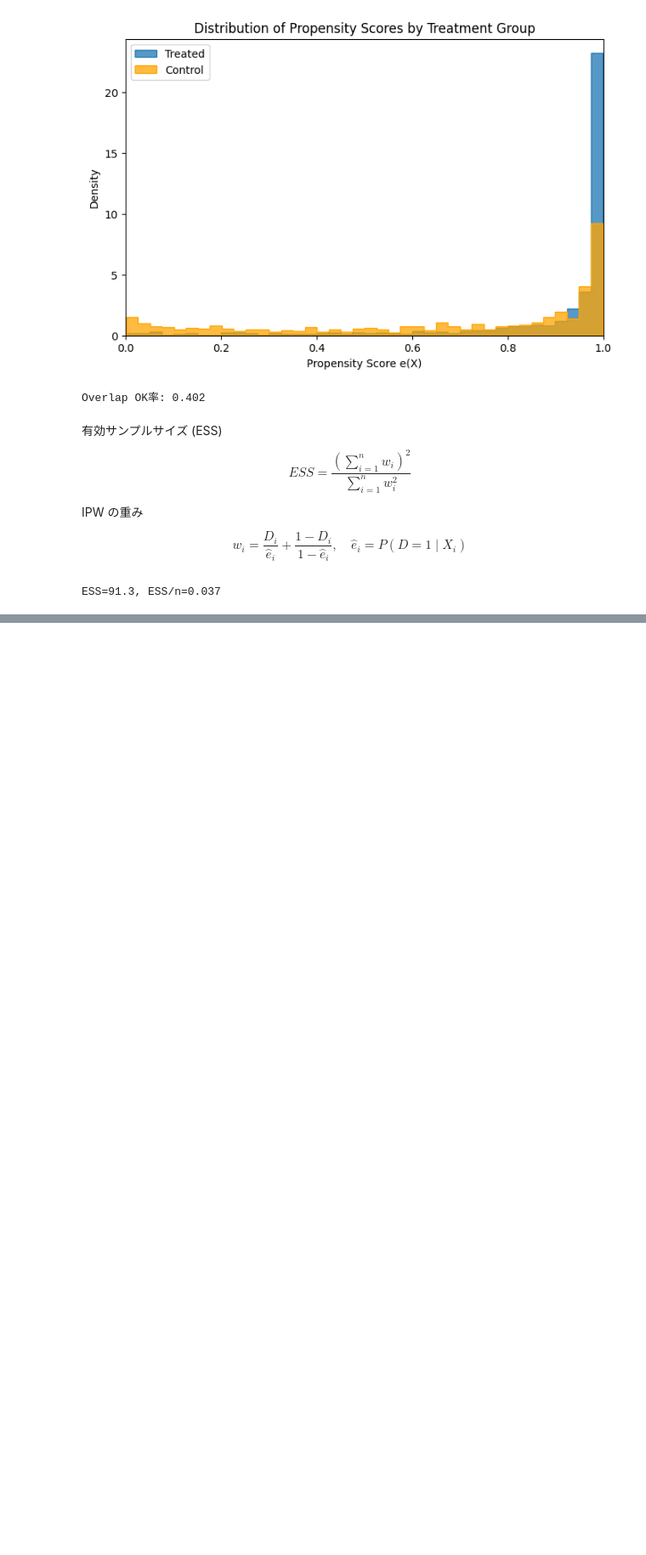
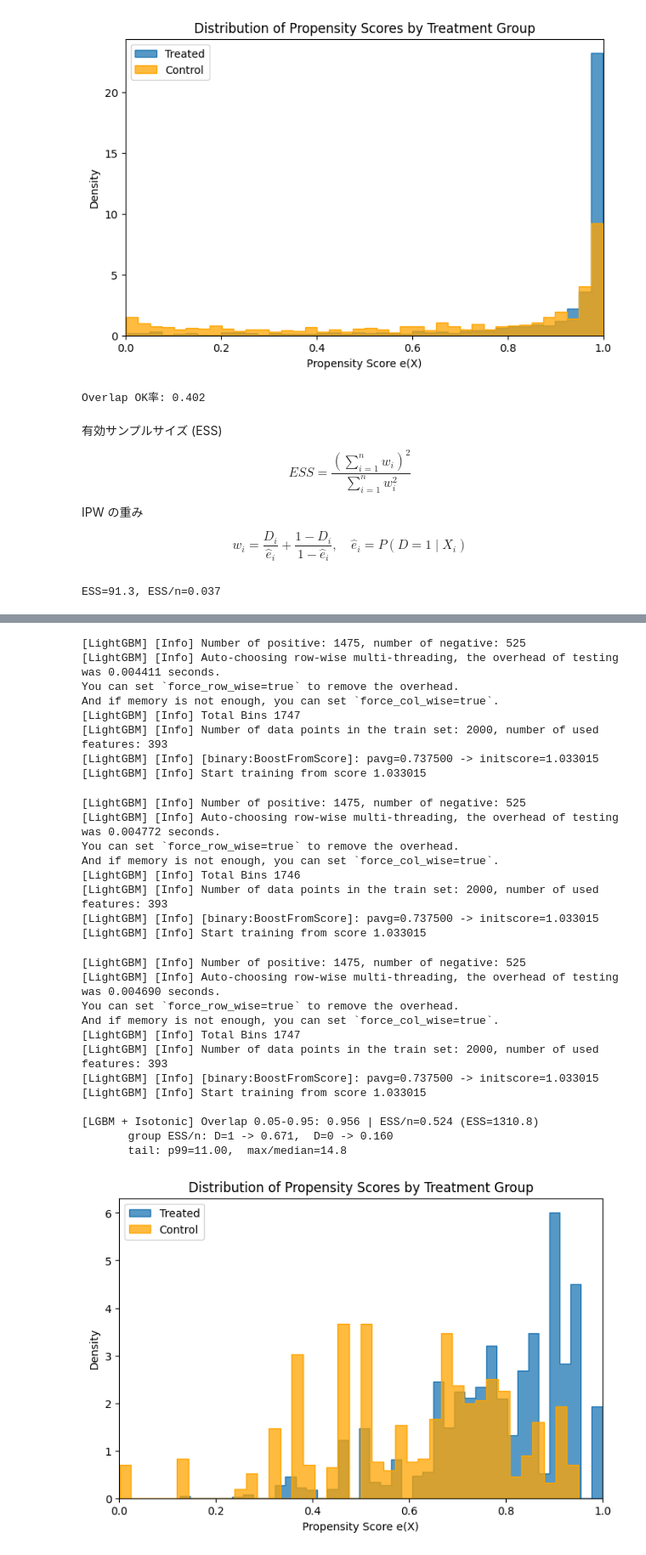
Before and after one commit to ykenta1030/econ-thesis, a Jupyter notebook: econ.ipynb, the cells around one changed output, grey strips where cells are left out. Shown at 85% size. Saved outputs shown, nothing was run; the diff lists cells and outputs as text; code cells hidden in the pictures; blank space fills up the shorter version.

Commit message:
overlap problem2

```diff
--- a/econ.ipynb
+++ b/econ.ipynb
@@ -622,7 +622,9 @@ X = cov6.values                                  # 共変量
 # === 2. 傾向スコアの推定 ===
 
 skf = StratifiedKFold(n_splits=5, shuffle=True, random_state=42)
-e_hat = np.zeros(len(D))
+
+#  e_hat は zeros ではなく empty で初期化（未予測値に0を入れない）
+e_hat = np.empty(len(D), dtype=float)
 
 for tr, va in skf.split(X, D):
     ps_model = LGBMClassifier(
@@ -632,7 +634,9 @@ for tr, va in skf.split(X, D):
     )
     ps_model.fit(X[tr], D[tr])
     e_hat[va] = ps_model.predict_proba(X[va])[:, 1]  # 処置を受ける確率 P(D=1|X)
-    e_hat = np.clip(e_hat, 1e-3, 1-1e-3)
+
+#  ループの外で1回だけ軽くクリップ（ゼロ割れ防止）
+e_hat = np.clip(e_hat, 1e-3, 1-1e-3)
 
 # === 3. 分布の可視化 ===
 plt.figure(figsize=(8,5))
@@ -717,0 +749,33 @@ ESS=91.3, ESS/n=0.037
+# %%
+# ========= 6. LGBM + 等確率校正（isotonic）をOOFで作る =========
+from sklearn.calibration import CalibratedClassifierCV
+from sklearn.model_selection import StratifiedKFold
+from lightgbm import LGBMClassifier
+
+skf = StratifiedKFold(n_splits=5, shuffle=True, random_state=42)
+e_hat_iso = np.empty(len(D), dtype=float)
+
+for tr, va in skf.split(X, D):
+    base = LGBMClassifier(
+        n_estimators=500, learning_rate=0.05,
+        subsample=0.8, colsample_bytree=0.8, random_state=42
+    )
+    base.fit(X[tr], D[tr])
+    cal = CalibratedClassifierCV(base, method="isotonic", cv="prefit")
+    cal.fit(X[va], D[va])                       # 検証foldで確率を校正
+    e_hat_iso[va] = cal.predict_proba(X[va])[:, 1]
+
+e_hat_iso = np.clip(e_hat_iso, 1e-3, 1-1e-3)
+diag_iso = diagnose_ps(e_hat_iso, D, name="LGBM + Isotonic")
+
+# === 3. 分布の可視化 ===
+plt.figure(figsize=(8,5))
+sns.histplot(e_hat_iso[D==1], bins=40, stat="density", element="step", label="Treated")
+sns.histplot(e_hat_iso[D==0], bins=40, stat="density", element="step", label="Control", color="orange")
+plt.xlim(0,1)
+plt.xlabel("Propensity Score e(X)")
+plt.ylabel("Density")
+plt.title("Distribution of Propensity Scores by Treatment Group")
+plt.legend()
+plt.show()
+# %% [output]
@@ -717,0 +798,29 @@ ESS=91.3, ESS/n=0.037
+[LightGBM] [Info] Number of positive: 1475, number of negative: 525
+[LightGBM] [Info] Auto-choosing row-wise multi-threading, the overhead of testing was 0.004411 seconds.
+You can set `force_row_wise=true` to remove the overhead.
+And if memory is not enough, you can set `force_col_wise=true`.
+[LightGBM] [Info] Total Bins 1747
+[LightGBM] [Info] Number of data points in the train set: 2000, number of used features: 393
+[LightGBM] [Info] [binary:BoostFromScore]: pavg=0.737500 -> initscore=1.033015
+[LightGBM] [Info] Start training from score 1.033015
+[LightGBM] [Info] Number of positive: 1475, number of negative: 525
+[LightGBM] [Info] Auto-choosing row-wise multi-threading, the overhead of testing was 0.004772 seconds.
+You can set `force_row_wise=true` to remove the overhead.
+And if memory is not enough, you can set `force_col_wise=true`.
+[LightGBM] [Info] Total Bins 1746
+[LightGBM] [Info] Number of data points in the train set: 2000, number of used features: 393
+[LightGBM] [Info] [binary:BoostFromScore]: pavg=0.737500 -> initscore=1.033015
+[LightGBM] [Info] Start training from score 1.033015
+[LightGBM] [Info] Number of positive: 1475, number of negative: 525
+[LightGBM] [Info] Auto-choosing row-wise multi-threading, the overhead of testing was 0.004690 seconds.
+You can set `force_row_wise=true` to remove the overhead.
+And if memory is not enough, you can set `force_col_wise=true`.
+[LightGBM] [Info] Total Bins 1747
+[LightGBM] [Info] Number of data points in the train set: 2000, number of used features: 393
+[LightGBM] [Info] [binary:BoostFromScore]: pavg=0.737500 -> initscore=1.033015
+[LightGBM] [Info] Start training from score 1.033015
+
+[LGBM + Isotonic] Overlap 0.05-0.95: 0.956 | ESS/n=0.524 (ESS=1310.8)
+       group ESS/n: D=1 -> 0.671,  D=0 -> 0.160
+       tail: p99=11.00,  max/median=14.8
+[figure, added]
```
Also changed, not shown: parts of 3 cells of this notebook.
